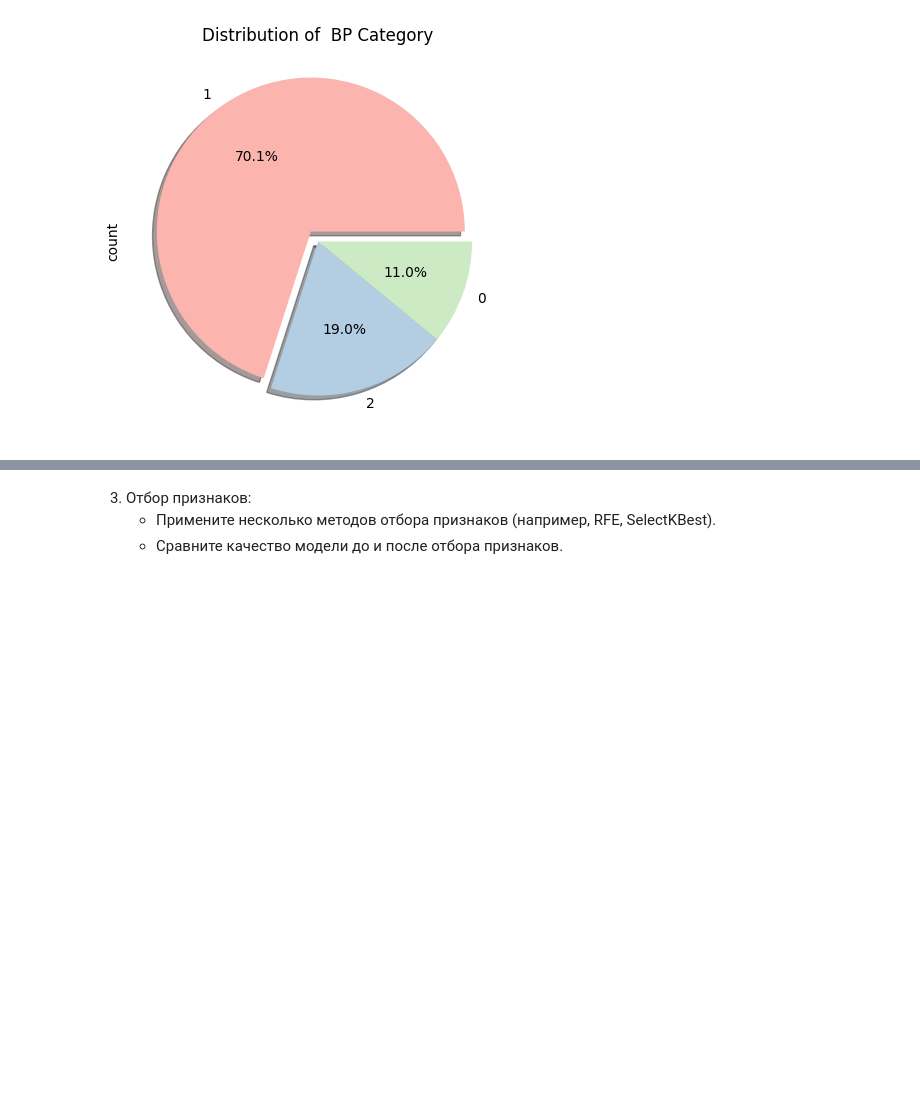
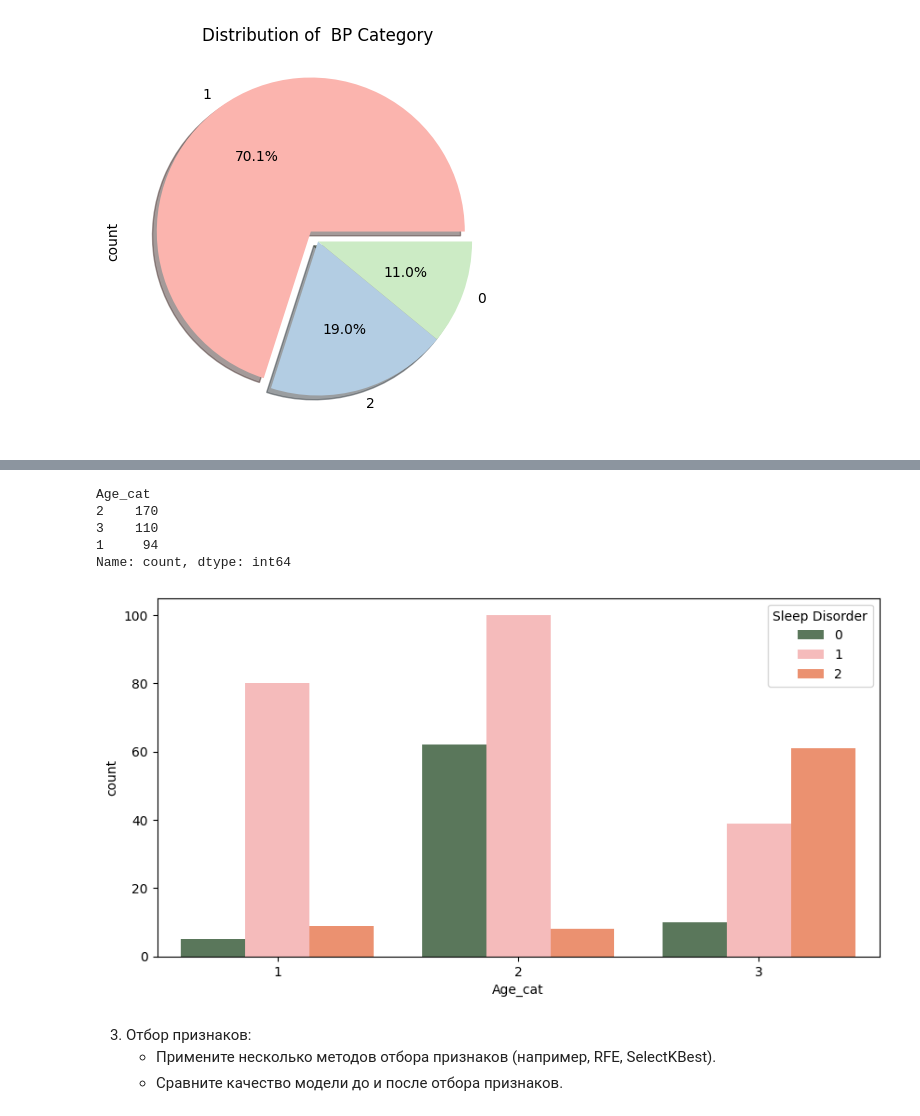
Before and after one commit to Rusttm/DSprojects, a Jupyter notebook: EDA/lesson8/seminar8_DZ.ipynb, the cells around one changed output, grey strips where cells are left out. Saved outputs shown, nothing was run; the diff lists cells and outputs as text; code cells hidden in the pictures; blank space fills up the shorter version.

```diff
--- a/EDA/lesson8/seminar8_DZ.ipynb
+++ b/EDA/lesson8/seminar8_DZ.ipynb
@@ -235,0 +266,8 @@ sns.countplot(data= df , x="Occupation" , hue="BP Category" ,palette=["#80C4E9"
+# %%
+# создадим признак возраста
+df_copy = df.copy()
+age_bins = [20, 35, 45, 60]
+age_labels = [1, 2, 3]
+df_decoded['Age_cat'] = pd.cut(df_copy['Age'], bins=age_bins, labels=age_labels, include_lowest=True)
+df['Age_cat'] = df_decoded['Age_cat']
+df.head()
@@ -236,3 +281,17 @@ sns.countplot(data= df , x="Occupation" , hue="BP Category" ,palette=["#80C4E9"
+# %%
+df['Age_cat'].value_counts()
+# %% [output]
+Age_cat
+2    170
+3    110
+1     94
+Name: count, dtype: int64
+# %%
+# рассмотрим распределение людей с лишним весом по возрастам
+plt.figure(figsize=(10,5))
+ax = sns.countplot(data=df , x="Age_cat" , hue="Sleep Disorder" ,palette=["#557C56" ,"#FFB1B1", "#FF885B"])
+# %% [output]
+[figure, added]
 # %% [markdown]
 3. Отбор признаков:
    - Примените несколько методов отбора признаков (например, RFE, SelectKBest).
```
Also changed, not shown: parts of 22 cells of this notebook.
